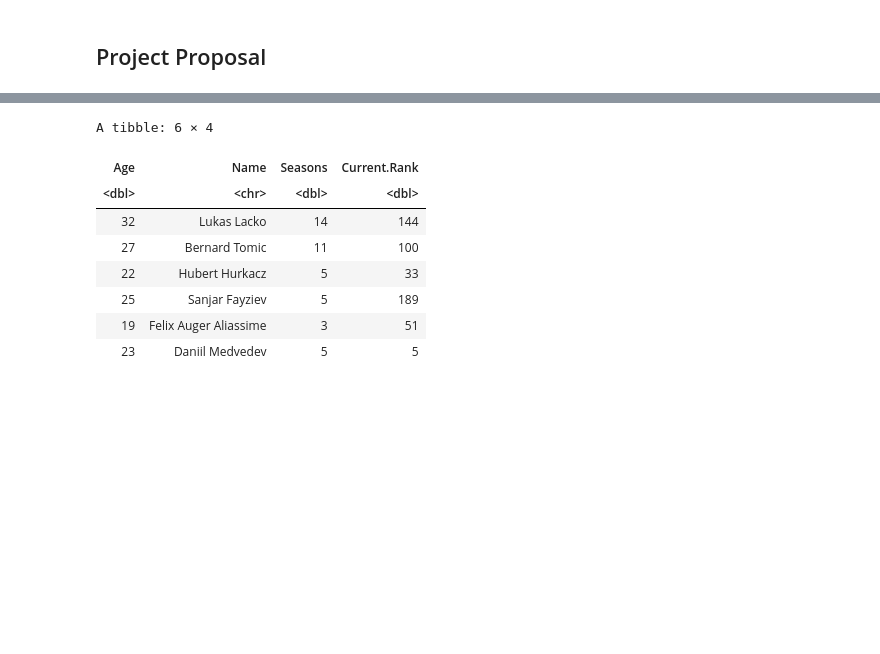
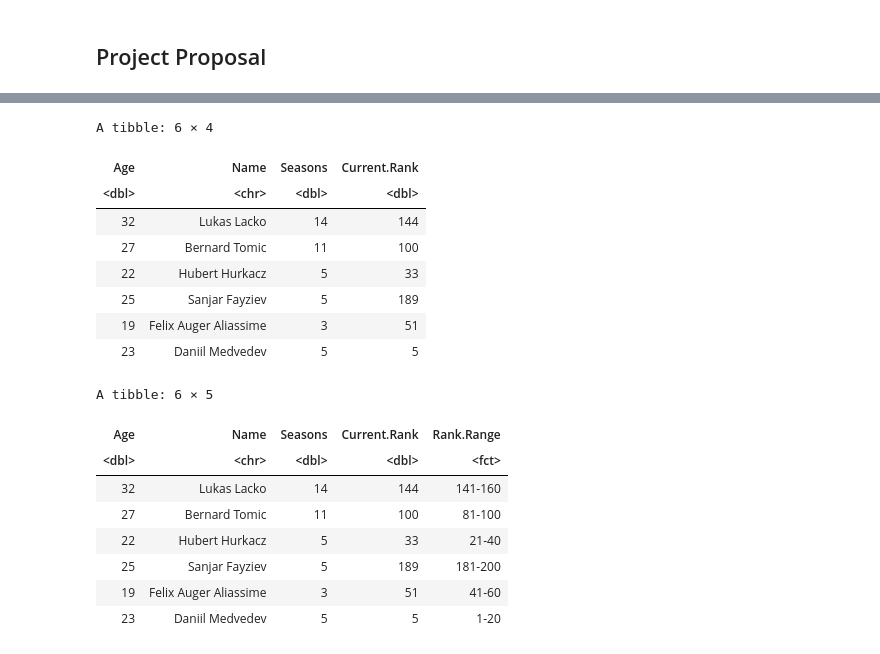
Before and after one commit to GuacamoleL0ver/DSCI100Group47, a Jupyter notebook: project_proposal.ipynb, the cells around one changed output, grey strips where cells are left out. Saved outputs shown, nothing was run; the diff lists cells and outputs as text; code cells hidden in the pictures; blank space fills up the shorter version.

```diff
--- a/project_proposal.ipynb
+++ b/project_proposal.ipynb
@@ -30,22 +38,37 @@ A tibble: 6 × 38
 # %%
 colnames(player_data) <- make.names(colnames(player_data))
 
 player_data_tidy <- player_data |>
                         separate(Age, c("Age", NA), sep = " ") |> #Removes the DOB next to the Age
                         separate(Current.Elo.Rank, c("Current.Rank", NA), sep = " ") |> #Removes the elo next to the ranks
                         select(Age, Name, Seasons, Current.Rank) |>
                         na.omit() |>
                         mutate(Age = as.numeric(Age)) |>
                         mutate(Current.Rank = as.numeric(Current.Rank))
 
 head(player_data_tidy)
+
+Current_Rank_factor <- player_data_tidy$Current.Rank |>
+                            cut(c(0, 20, 40, 60, 80, 100, 120, 140, 160, 180, 200),
+                                labels = c("1-20", "21-40", "41-60", "61-80", "81-100", "101-120", "121-140", "141-160", "161-180", "181-200"))
+player_data_factor <- mutate(player_data_tidy, Rank.Range = Current_Rank_factor)
+head(player_data_factor)
 # %% [output]
 A tibble: 6 × 4
 | Age | Name | Seasons | Current.Rank |
 | <dbl> | <chr> | <dbl> | <dbl> |
 | 32 | Lukas Lacko | 14 | 144 |
 | 27 | Bernard Tomic | 11 | 100 |
 | 22 | Hubert Hurkacz | 5 | 33 |
 | 25 | Sanjar Fayziev | 5 | 189 |
 | 19 | Felix Auger Aliassime | 3 | 51 |
 | 23 | Daniil Medvedev | 5 | 5 |
+A tibble: 6 × 5
+| Age | Name | Seasons | Current.Rank | Rank.Range |
+| <dbl> | <chr> | <dbl> | <dbl> | <fct> |
+| 32 | Lukas Lacko | 14 | 144 | 141-160 |
+| 27 | Bernard Tomic | 11 | 100 | 81-100 |
+| 22 | Hubert Hurkacz | 5 | 33 | 21-40 |
+| 25 | Sanjar Fayziev | 5 | 189 | 181-200 |
+| 19 | Felix Auger Aliassime | 3 | 51 | 41-60 |
+| 23 | Daniil Medvedev | 5 | 5 | 1-20 |
```
Also changed, not shown: parts of 2 cells of this notebook.
